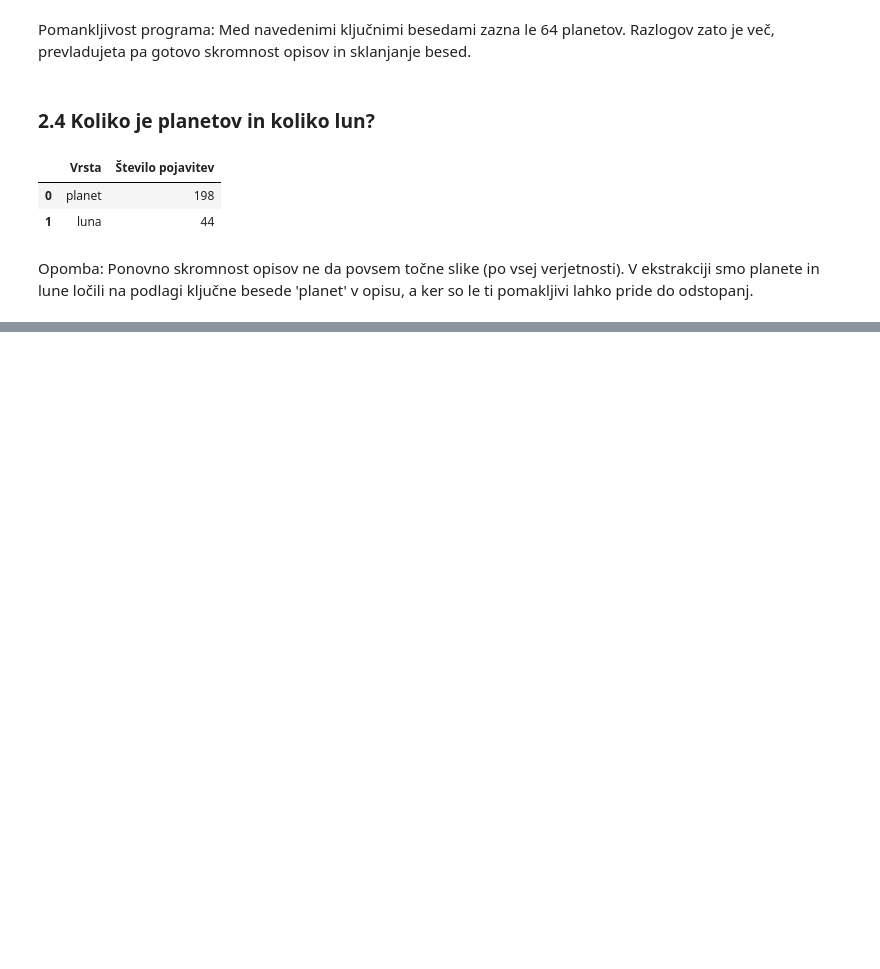
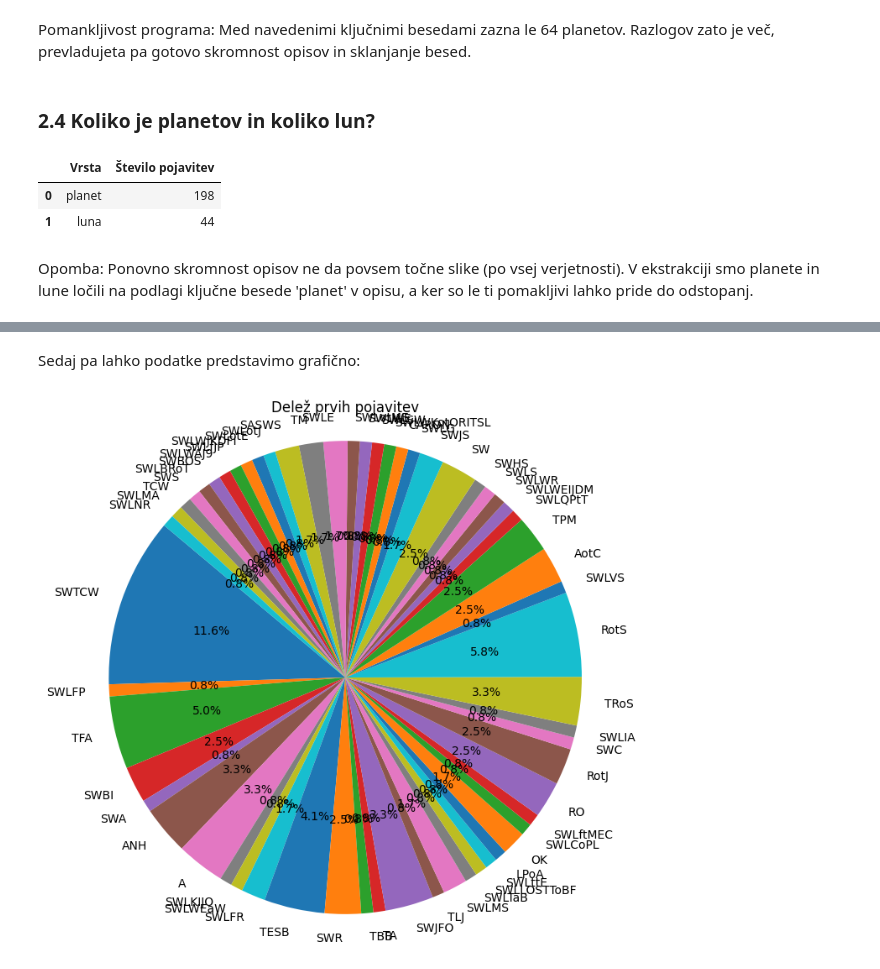
Before and after one commit to oskartezak/ProjektnaNaloga, a Jupyter notebook: Analiza1.ipynb, the cells around one changed output, grey strips where cells are left out. Saved outputs shown, nothing was run; the diff lists cells and outputs as text; code cells hidden in the pictures; blank space fills up the shorter version.

```diff
--- a/Analiza1.ipynb
+++ b/Analiza1.ipynb
@@ -226,0 +247,13 @@ Opomba: Ponovno skromnost opisov ne da povsem točne slike (po vsej verjetnosti)
+# %%
+def naredi_kratice(podatki):
+    kratice = []
+
+    for index, planet in podatki.iterrows():
+        upodobitev = planet['Prva upodobitev']
+        besede = upodobitev.split()
+        kratice_besed = [beseda[0] for beseda in besede]
+
+        kratika = ''.join(kratice_besed)
+        kratice.append(kratika)
+
+    return kratice
@@ -226,0 +283,23 @@ Opomba: Ponovno skromnost opisov ne da povsem točne slike (po vsej verjetnosti)
+# %% [markdown]
+Sedaj pa lahko podatke predstavimo grafično:
+# %%
+from collections import Counter
+
+# Kratice
+kratice = naredi_kratice(planeti1)
+
+# Ustvarimo števec, ki prešteje število pojavitev vsake kratice
+kratice_counter = Counter(kratice)
+
+# Podatki
+unique_kratice = list(kratice_counter.keys())
+counts = list(kratice_counter.values())
+
+# Tortni diagram
+plt.figure(figsize=(8, 8))
+plt.pie(counts, labels=unique_kratice, autopct='%1.1f%%', startangle=140)
+plt.axis('equal')  # Da bo diagram krog
+plt.title('Delež prvih pojavitev')
+plt.show()
+# %% [output]
+[figure, added]
```
Also changed, not shown: parts of 13 cells of this notebook.
